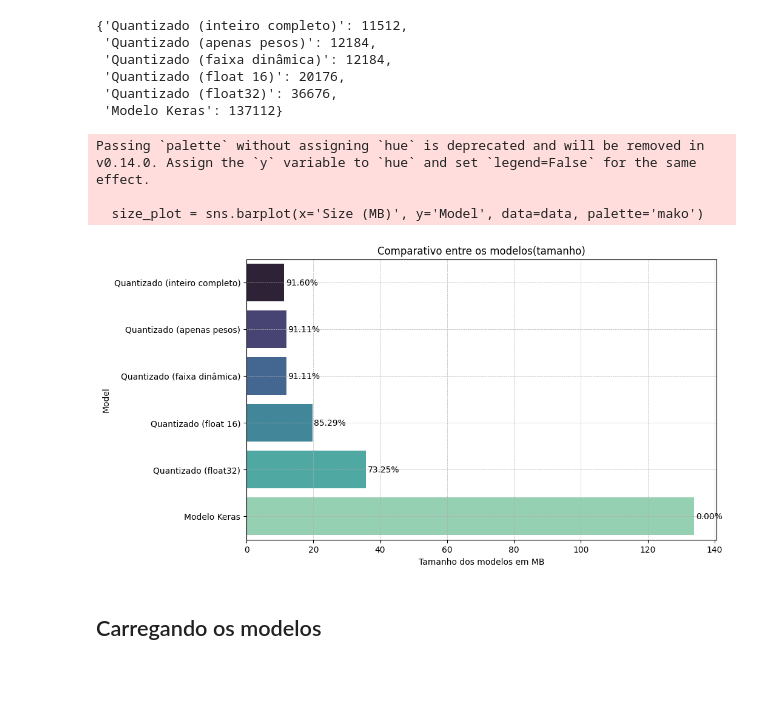
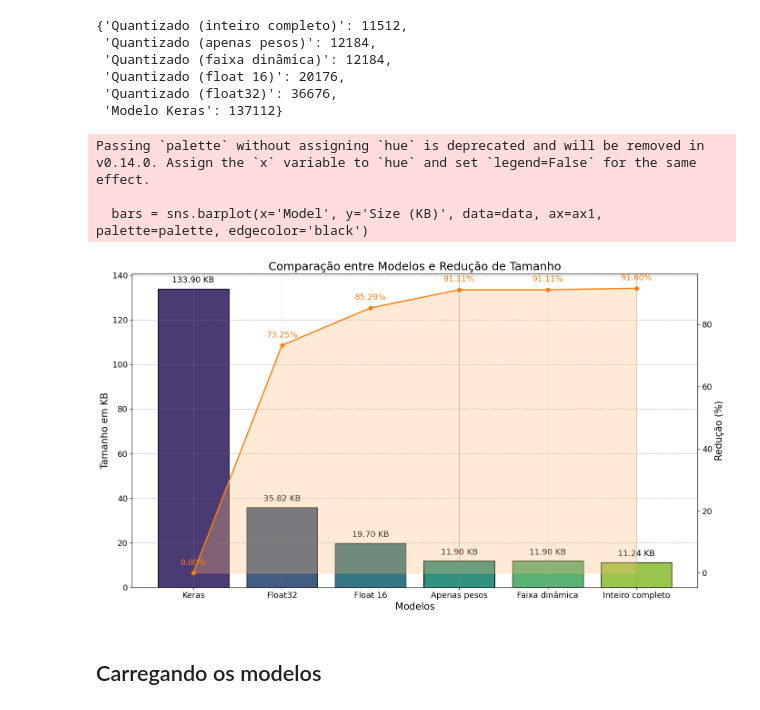
Before and after one commit to Tayco110/tcc, a Jupyter notebook: python_model/src/benchmark.ipynb, the cells around one changed output. Cells and saved outputs as stored; diff of their text form; code cells hidden in the pictures; blank space fills up the shorter version.

```diff
--- a/python_model/src/benchmark.ipynb
+++ b/python_model/src/benchmark.ipynb
@@ -55,26 +59,60 @@ model_sizes
  'Quantizado (float 16)': 20176,
  'Quantizado (float32)': 36676,
  'Modelo Keras': 137112}
-# %%
-data = pd.DataFrame(list(model_sizes.items()), columns=['Model', 'Size (KB)'])
-data['Size (MB)'] = data['Size (KB)'] / 1024
-data['Reduction (%)'] = 100 - (data['Size (MB)'] / data['Size (MB)'].iloc[-1] * 100)
-
-plt.figure(figsize=(10, 6))
-size_plot = sns.barplot(x='Size (MB)', y='Model', data=data, palette='mako')
-plt.title('Comparativo entre os modelos(tamanho)')
-plt.xlabel('Tamanho dos modelos em MB')
-plt.grid(True, which='both', linestyle='--', linewidth=0.5)
-
-for index, value in enumerate(data['Size (MB)']):
-    plt.text(value + 0.5, index, f"{data['Reduction (%)'][index]:.2f}%", va='center')
-
-plt.show()
-# %% [output]
-Passing `palette` without assigning `hue` is deprecated and will be removed in v0.14.0. Assign the `y` variable to `hue` and set `legend=False` for the same effect.
-
-  size_plot = sns.barplot(x='Size (MB)', y='Model', data=data, palette='mako')
-[figure, removed]
+# %%
+import matplotlib.pyplot as plt
+import seaborn as sns
+import pandas as pd
+
+# Dados fictícios (substitua com os reais)
+model_sizes = {'Keras': 137112, 'Float32': 36676, 'Float 16': 20176, 'Apenas pesos': 12184, 'Faixa dinâmica': 12184, 'Inteiro completo': 11512}
+data = pd.DataFrame(list(model_sizes.items()), columns=['Model', 'Size (Bytes)'])
+data['Size (KB)'] = data['Size (Bytes)'] / 1024
+data['Reduction (%)'] = 100 - (data['Size (KB)'] / data['Size (KB)'].iloc[0] * 100)  # Comparação com o modelo base (Keras)
+
+# Criação da figura
+fig, ax1 = plt.subplots(figsize=(14, 8))
+
+# Paleta de cores: "viridis"
+palette = sns.color_palette("viridis", len(data))
+
+# Plotando o gráfico de barras com bordas
+bars = sns.barplot(x='Model', y='Size (KB)', data=data, ax=ax1, palette=palette, edgecolor='black')
+
+# Adicionando rótulos e títulos com fonte aumentada
+ax1.set_xlabel('Modelos', fontsize=15, color='black')
+ax1.set_ylabel('Tamanho em KB', fontsize=15, color='black')
+ax1.tick_params(axis='y', labelsize=13, labelcolor='black')
+ax1.tick_params(axis='x', labelsize=13, labelcolor='black')
+ax1.set_title('Comparação entre Modelos e Redução de Tamanho', fontsize=18, color='black')
+
+# Adicionando os valores nas barras
+for index, value in enumerate(data['Size (KB)']):
+    ax1.text(index, value + 2, f"{value:.2f} KB", ha='center', va='bottom', color='black', fontsize=13)
+
+# Criando um segundo eixo y para a porcentagem de redução
+ax2 = ax1.twinx()
+ax2.plot(data['Model'], data['Reduction (%)'], color='#ff7f0e', marker='o', linewidth=2)
+ax2.fill_between(data['Model'], data['Reduction (%)'], color='#ffbb78', alpha=0.3)  # Preenchimento sob a curva
+ax2.set_ylabel('Redução (%)', fontsize=15, color='black')
+ax2.tick_params(axis='y', labelsize=13, labelcolor='black')
+
+# Adicionando os valores de redução acima da linha
+for index, value in enumerate(data['Reduction (%)']):
+    ax2.text(index, value + 2, f"{value:.2f}%", ha='center', va='bottom', color='#ff7f0e', fontsize=13)
+
+# Grid para clareza
+ax1.grid(True, which='both', linestyle='--', linewidth=0.5, color='gray')
+
+# Melhorar o espaçamento da visualização
+fig.tight_layout()
+
+plt.show()
+# %% [output]
+Passing `palette` without assigning `hue` is deprecated and will be removed in v0.14.0. Assign the `x` variable to `hue` and set `legend=False` for the same effect.
+
+  bars = sns.barplot(x='Model', y='Size (KB)', data=data, ax=ax1, palette=palette, edgecolor='black')
+[figure, added]
 # %% [markdown]
 ## Carregando os modelos
 # %% [markdown]
```
Also changed, not shown: parts of 3 cells of this notebook.
